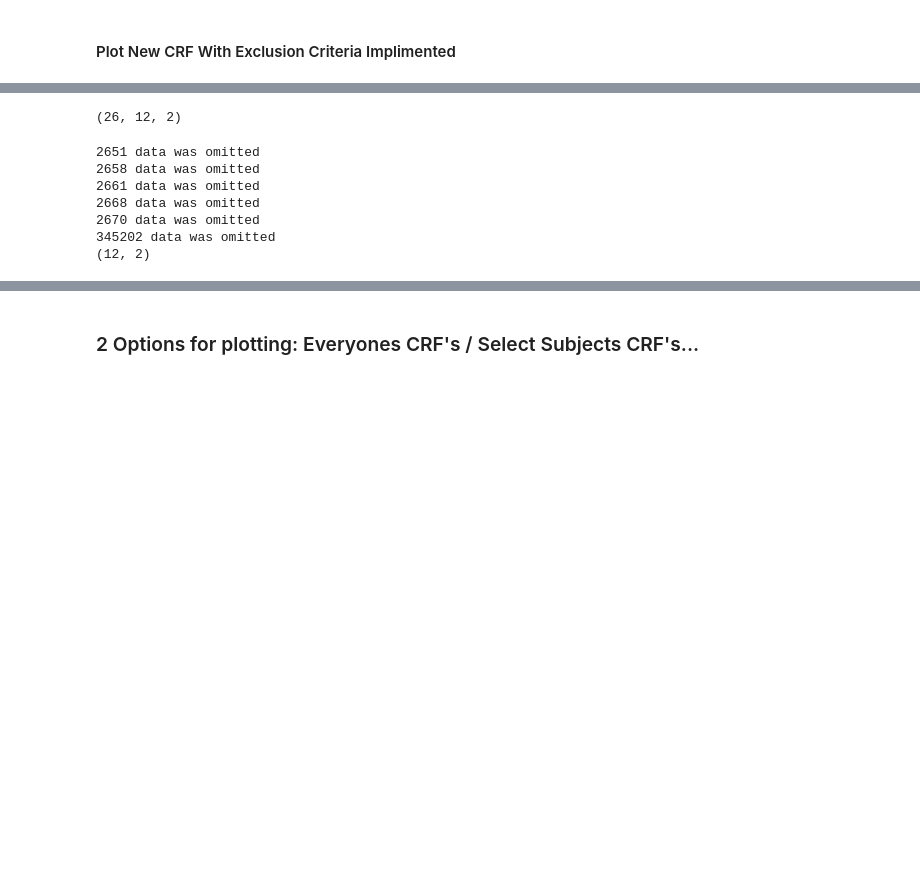
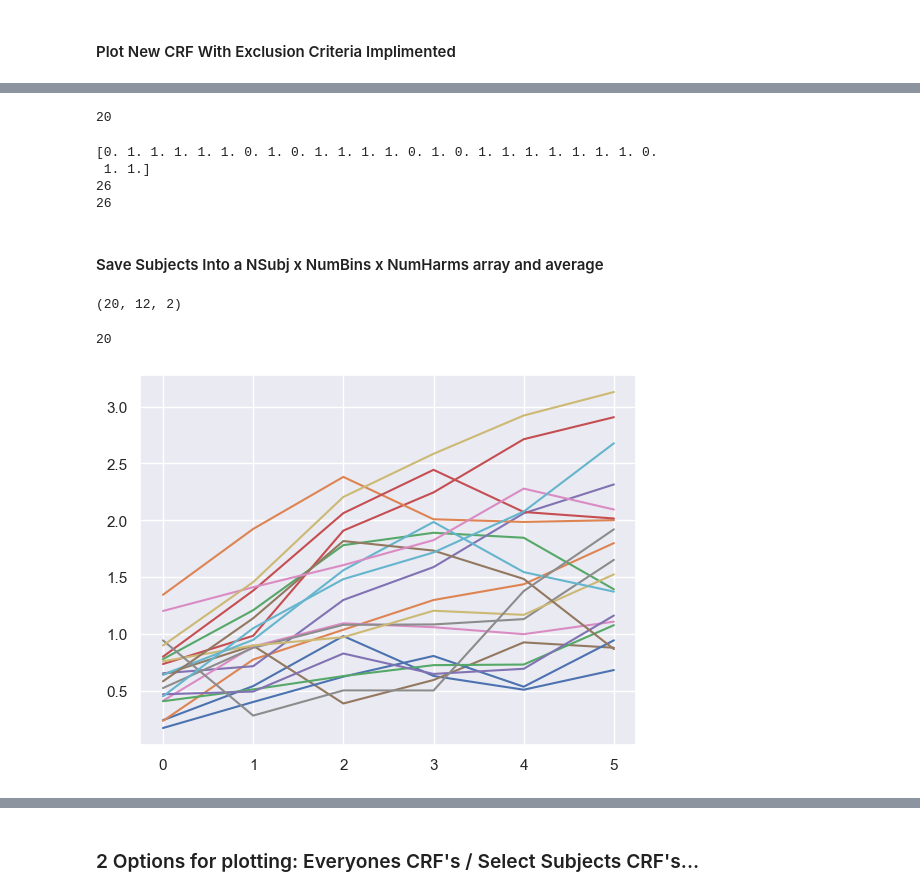
Before and after one commit to PatriciaNL/LTP_analysis, a Jupyter notebook: PythonScripts/ProcessingPipeline/GrandCRFAvgData.ipynb, the cells around one changed output, grey strips where cells are left out. Cells and saved outputs as stored; diff of their text form; code cells hidden in the pictures; blank space fills up the shorter version.

```diff
--- a/PythonScripts/ProcessingPipeline/GrandCRFAvgData.ipynb
+++ b/PythonScripts/ProcessingPipeline/GrandCRFAvgData.ipynb
@@ -283,24 +296,42 @@ dict_keys([0, 1, 2, 3, 4, 5, 6, 7, 8, 9, 10, 11, 12, 13, 14, 15, 16, 17, 18, 19,
+# %%
+print(int(np.sum(SubInd[0])))
+# %% [output]
+20
+# %%
+print(SubInd[0])
+print(len(SubInd[0]))
+print(len(CndDict[0].keys()))
+# %% [output]
+[0. 1. 1. 1. 1. 1. 0. 1. 0. 1. 1. 1. 1. 0. 1. 0. 1. 1. 1. 1. 1. 1. 1. 0.
+ 1. 1.]
+26
+26
+# %% [markdown]
+#### Save Subjects Into a NSubj x NumBins x NumHarms array and average
 # %%
-CleanAvg = np.zeros((len(SubList[0]), NumBins*NumHarms, NumHarms))
+# CleanAvg = np.zeros(((len(SubList[0])), NumBins*NumHarms, NumHarms))
+CleanAvg = np.zeros(((int(np.sum(SubInd[0]))), NumBins*NumHarms, NumHarms))
 print(CleanAvg.shape)
 # %% [output]
-(26, 12, 2)
+(20, 12, 2)
 # %%
+row_counter = -1
 for su in range(len(SubList[0])):
-    #print(su)
     DataQual = SubInd[0][su]
     sIn = CndDict[0][su] # sub data in [12 x 2]
+    #print(sIn)
     if DataQual == 1:
-        CleanAvg[su,:,:] = sIn
-    if DataQual == 0:
-        print(f'{SubList[0][su]} data was omitted')
-CleanCRF = np.mean(CleanAvg, axis = 0)
-print(CleanCRF.shape)
+        row_counter += 1
+        #print(row_counter)
+        #print(sIn)
+        CleanAvg[row_counter,:,:] = sIn
+    #     #print(CleanAvg[row_counter,:,:])
+print(CleanAvg.shape[0])
 # %% [output]
-2651 data was omitted
-2658 data was omitted
-2661 data was omitted
-2668 data was omitted
-2670 data was omitted
-345202 data was omitted
-(12, 2)
+20
+# %%
+for t in range(CleanAvg.shape[0]):
+    #print(t)
+    plt.plot(CleanAvg[t,6:,1])
+# %% [output]
+[figure, added]
```
Also changed, not shown: parts of 16 cells of this notebook.
